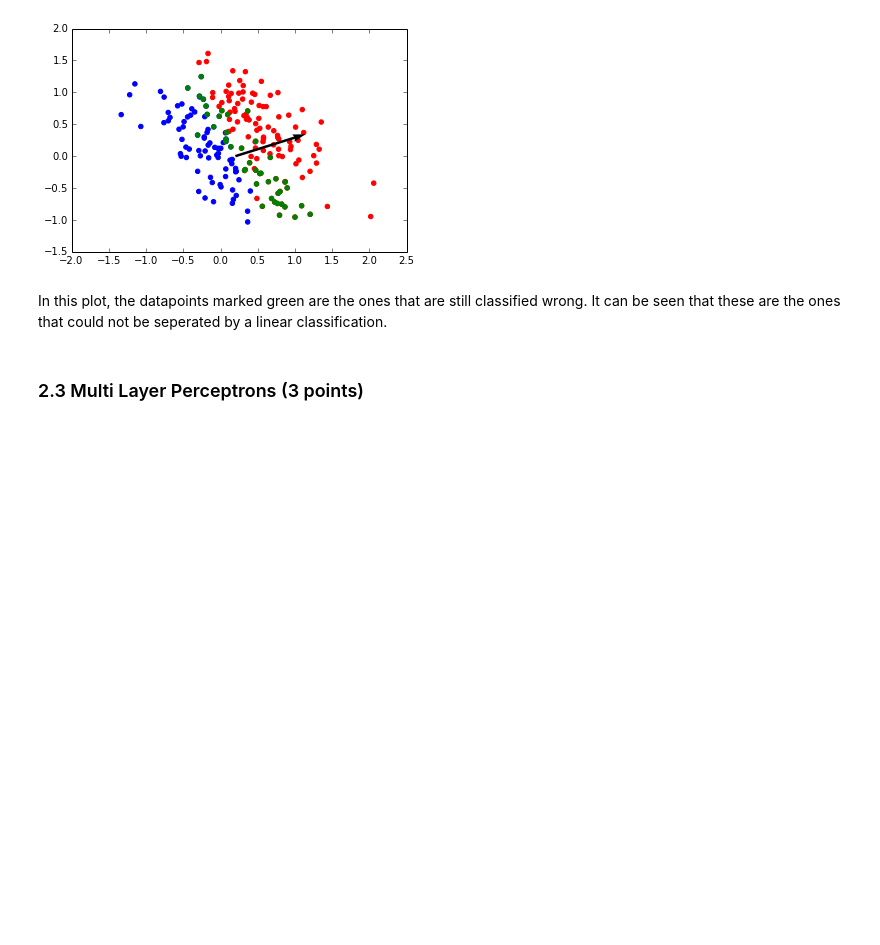
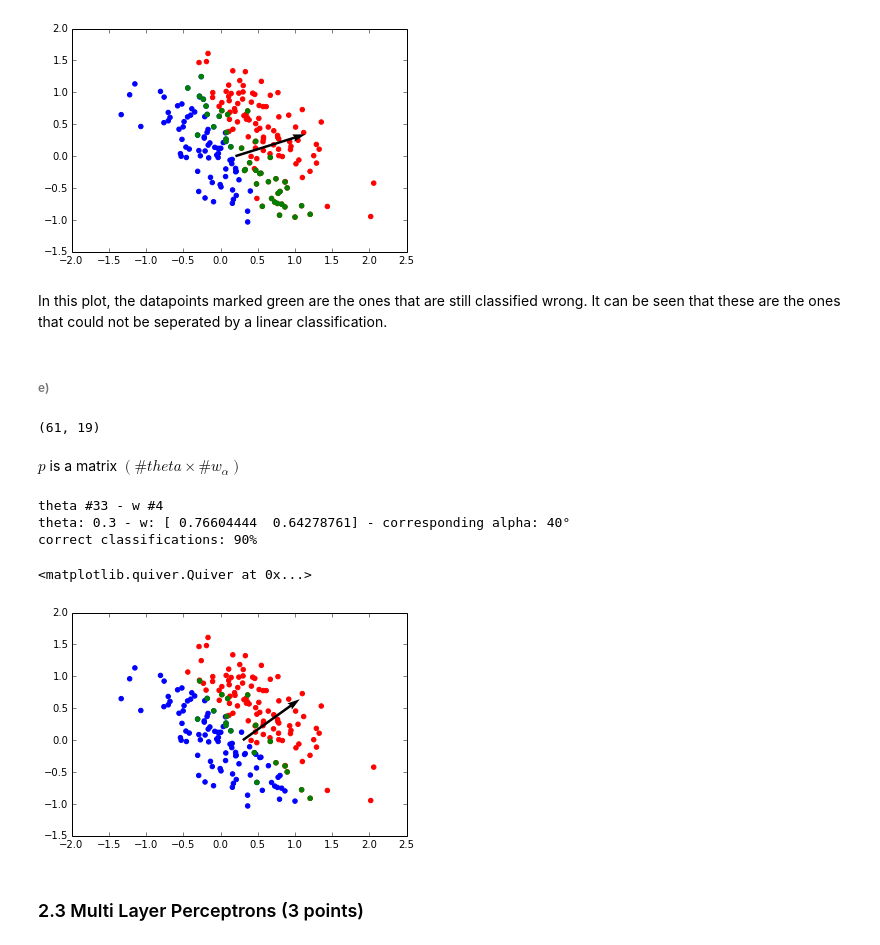
Before and after one commit to JensMeiners/MI1, a Jupyter notebook: Ex02/Ex02.ipynb, the cells around one changed output. Saved outputs shown, nothing was run; the diff lists cells and outputs as text; code cells hidden in the pictures; blank space fills up the shorter version.

```diff
--- a/Ex02/Ex02.ipynb
+++ b/Ex02/Ex02.ipynb
@@ -137,5 +137,39 @@ ax.quiver(X,Y,U,V,angles='xy',scale_units='xy',scale=1)
 [figure]
 # %% [markdown]
 In this plot, the datapoints marked green are the ones that are still classified wrong. It can be seen that these are the ones that could not be seperated by a linear classification.
+# %% [markdown]
+###### e)
+# %%
+# test every combination of values
+p = np.array([(f([x1,x2],w,theta) == y).sum(1) / 2 for theta in thetas])
+print p.shape
+# %% [output]
+(61, 19)
+# %% [markdown]
+$p$ is a matrix $(\# theta \times \# w_\alpha)$
+# %%
+max_index = np.unravel_index(p.argmax(),p.shape)
+print 'theta #'+str(max_index[0])+' - w #'+str(max_index[1])
+print 'theta: '+str(thetas[max_index[0]])+' - w: '+str(w[:,max_index[1]])+' - corresponding alpha: '+str(alpha[max_index[1]])+'°'
+print 'correct classifications: '+str(p[max_index])+'%'
+# %% [output]
+theta #33 - w #4
+theta: 0.3 - w: [ 0.76604444  0.64278761] - corresponding alpha: 40°
+correct classifications: 90%
+# %%
+# predictions using the best parameters
+pred = f([x1,x2],w[:,max_index[1]],thetas[max_index[0]])
+
+plt.scatter(x1[pred==-1], x2[pred==-1],color='blue')
+plt.scatter(x1[pred==1], x2[pred==1],color='red')
+plt.scatter(x1[pred!=y], x2[pred!=y],color='green')
+
+soa =np.array( [ [thetas[max_index[0]],0,w[:,max_index[1]][0],w[:,max_index[1]][1]] ])
+X,Y,U,V = zip(*soa)
+ax = plt.gca()
+ax.quiver(X,Y,U,V,angles='xy',scale_units='xy',scale=1)
+# %% [output]
+<matplotlib.quiver.Quiver at 0x...>
+[figure, added]
 # %% [markdown]
 ### 2.3 Multi Layer Perceptrons (3 points)
```
